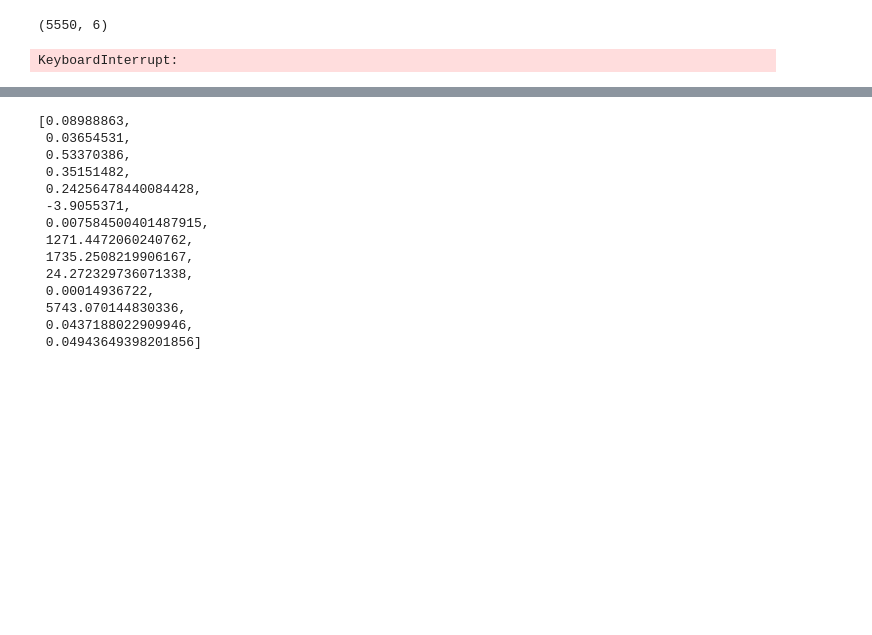
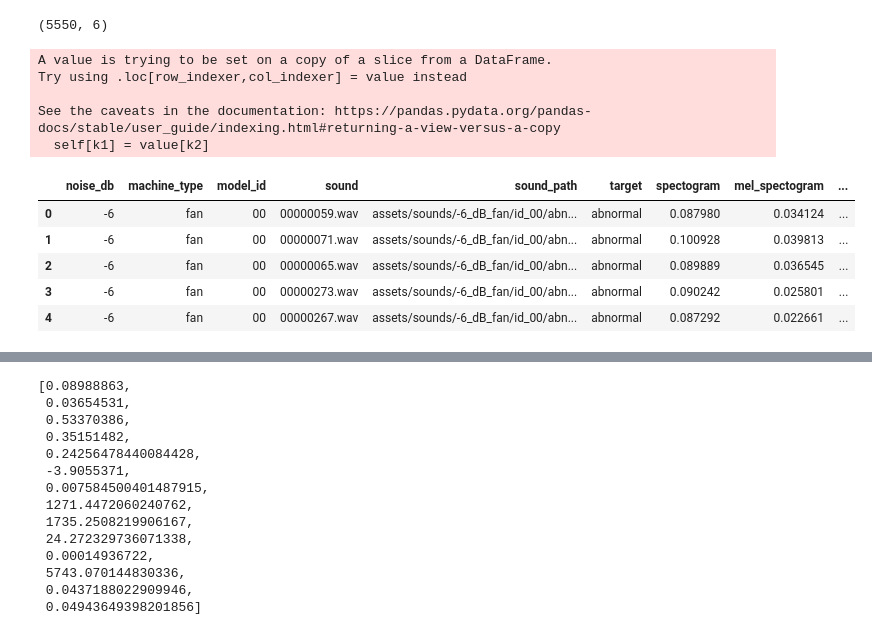
Before and after one commit to DerrickDDInAI/sound-anomaly-detection, a Jupyter notebook: core/extract_audio_features.ipynb, the cells around one changed output, grey strips where cells are left out. Drawn from its saved outputs; the diff is of its cells as text; code cells hidden in the pictures; blank space fills up the shorter version.

```diff
--- a/core/extract_audio_features.ipynb
+++ b/core/extract_audio_features.ipynb
@@ -176,6 +176,8 @@ df.head()
 df.shape
 # %% [output]
 (5550, 6)
+# %%
+df_test = df.iloc[:100]
 # %%
 # Create list with column names
 audio_features_cols: List[str] = ["spectogram", "mel_spectogram",
@@ -184,9 +186,22 @@ audio_features_cols: List[str] = ["spectogram", "mel_spectogram",
                    "spectral_bandwidth", "spectral_contrast", "spectral_flatness",
                    "roll_off_frequency", "tonnetz", "zero_crossing_rate"]
 
-df[audio_features_cols] = df[["sound_path"]].apply(lambda x: pd.Series(get_audio_features(x.sound_path)), axis=1)
+df_test[audio_features_cols] = df_test[["sound_path"]].apply(lambda x: pd.Series(get_audio_features(x.sound_path)), axis=1)
 # %% [output]
-KeyboardInterrupt:
+A value is trying to be set on a copy of a slice from a DataFrame.
+Try using .loc[row_indexer,col_indexer] = value instead
+
+See the caveats in the documentation: https://pandas.pydata.org/pandas-docs/stable/user_guide/indexing.html#returning-a-view-versus-a-copy
+  self[k1] = value[k2]
+# %%
+df_test.head()
+# %% [output]
+|  | noise_db | machine_type | model_id | sound | sound_path | target | spectogram | mel_spectogram | ... |
+| 0 | -6 | fan | 00 | 00000059.wav | assets/sounds/-6_dB_fan/id_00/abn... | abnormal | 0.087980 | 0.034124 | ... |
+| 1 | -6 | fan | 00 | 00000071.wav | assets/sounds/-6_dB_fan/id_00/abn... | abnormal | 0.100928 | 0.039813 | ... |
+| 2 | -6 | fan | 00 | 00000065.wav | assets/sounds/-6_dB_fan/id_00/abn... | abnormal | 0.089889 | 0.036545 | ... |
+| 3 | -6 | fan | 00 | 00000273.wav | assets/sounds/-6_dB_fan/id_00/abn... | abnormal | 0.090242 | 0.025801 | ... |
+| 4 | -6 | fan | 00 | 00000267.wav | assets/sounds/-6_dB_fan/id_00/abn... | abnormal | 0.087292 | 0.022661 | ... |
 # %%
 # Create list with column names
 audio_features_cols: List[str] = ["spectogram", "mel_spectogram",
```
Also changed, not shown: parts of 19 cells of this notebook, 1 other file.
